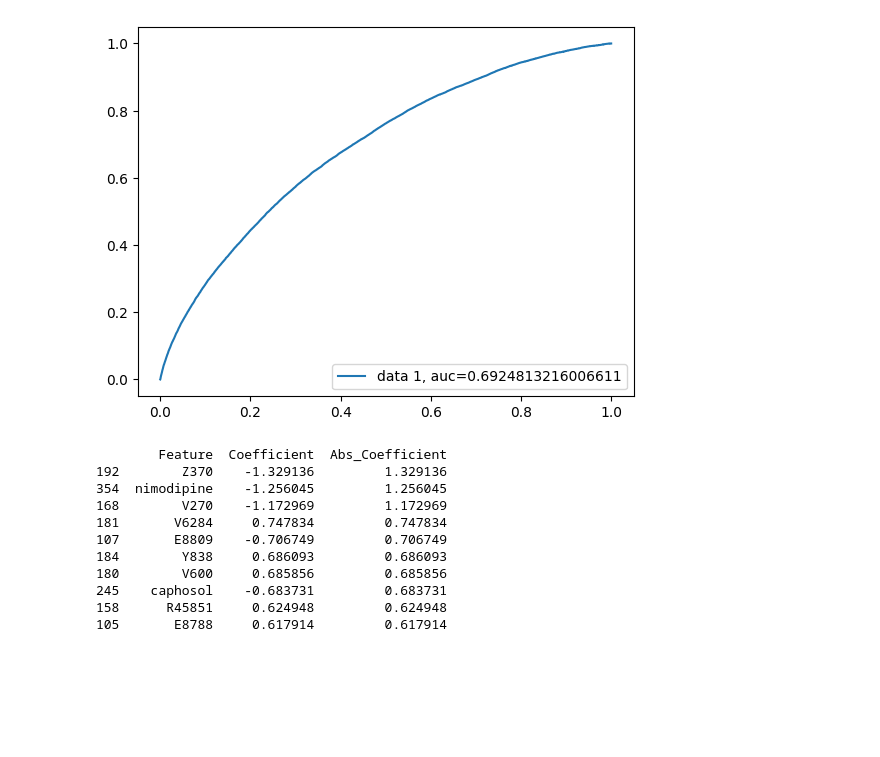
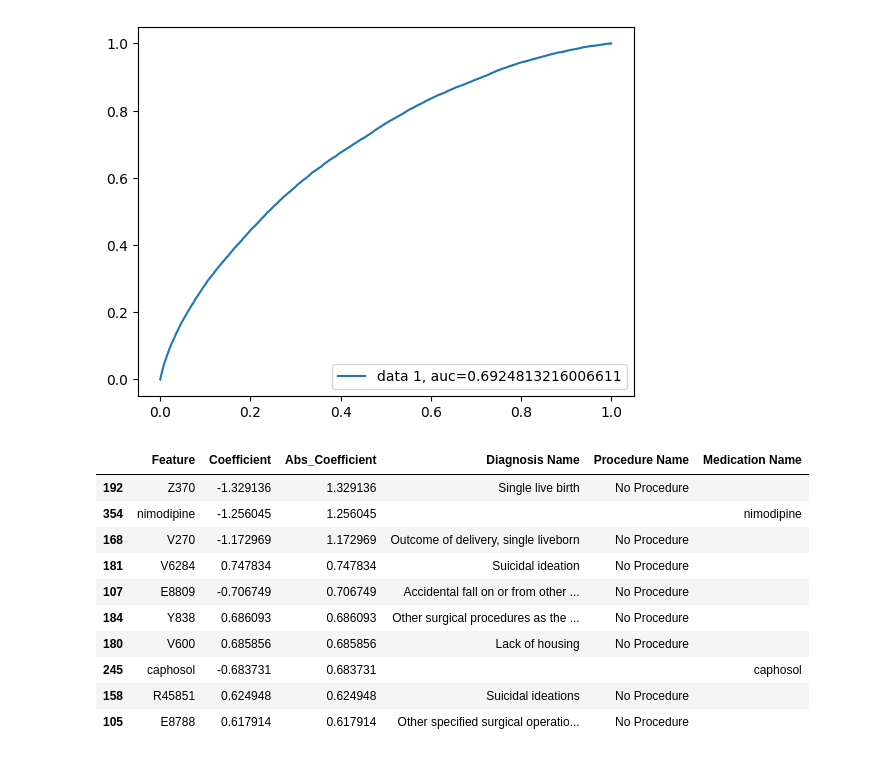
Before and after one commit to saaqib-m/patient-readmission, a Jupyter notebook: Patient-Readmission-LR-Notebook-v2.ipynb, the cells around one changed output. Cells and saved outputs as stored; diff of their text form; code cells hidden in the pictures; blank space fills up the shorter version.

```diff
--- a/Patient-Readmission-LR-Notebook-v2.ipynb
+++ b/Patient-Readmission-LR-Notebook-v2.ipynb
@@ -443,23 +413,47 @@ feature_names = X_train.columns
 coef_df = pd.DataFrame({
     'Feature': feature_names,
     'Coefficient': coef,
-    'Abs_Coefficient': np.abs(coef)
+    'Abs_Coefficient': np.abs(coef),
+    'Diagnosis Name': "",
+    'Procedure Name': "",
+    "Medication Name": ""
 })
-
-# Sort by absolute impact
-coef_df_abs = coef_df.sort_values(by='Abs_Coefficient', ascending=False)
-print(coef_df_abs.head(10))
-# %% [output]
-        Feature  Coefficient  Abs_Coefficient
-192        Z370    -1.329136         1.329136
-354  nimodipine    -1.256045         1.256045
-168        V270    -1.172969         1.172969
-181       V6284     0.747834         0.747834
-107       E8809    -0.706749         0.706749
-184        Y838     0.686093         0.686093
-180        V600     0.685856         0.685856
-245    caphosol    -0.683731         0.683731
-158      R45851     0.624948         0.624948
-105       E8788     0.617914         0.617914
+# %%
+# Prepare lookup tables
+diagnosis_lookup = df_admit_diagnosis.set_index('icd_code_converted')[['icd_diagnosis_name', 'proc_name']]
+diagnosis_lookup = diagnosis_lookup[diagnosis_lookup.index != 'Other Code']
+medication_lookup = df_medi['medication_grouped'].unique()
+
+
+# Loop through each row
+for idx, row in coef_df.iterrows():
+    feature = row['Feature']
+
+    # Lookup ICD code match
+    if feature in diagnosis_lookup.index:
+        diag_row = diagnosis_lookup.loc[feature]
+        diag_row = diag_row.iloc[0]
+        coef_df.at[idx, 'Diagnosis Name'] = diag_row['icd_diagnosis_name']
+        coef_df.at[idx, 'Procedure Name'] = diag_row['proc_name']
+
+    # If it's a medication, keep the name
+    if feature in medication_lookup:
+        coef_df.at[idx, 'Medication Name'] = feature
+# %%
+# Sort by absolute impact
+coef_df_abs = coef_df.sort_values(by='Abs_Coefficient', ascending=False)
+coef_df_abs.head(10)
+# %% [output]
+|  | Feature | Coefficient | Abs_Coefficient | Diagnosis Name | Procedure Name | Medication Name |
+| 192 | Z370 | -1.329136 | 1.329136 | Single live birth | No Procedure |  |
+| 354 | nimodipine | -1.256045 | 1.256045 |  |  | nimodipine |
+| 168 | V270 | -1.172969 | 1.172969 | Outcome of delivery, single liveborn | No Procedure |  |
+| 181 | V6284 | 0.747834 | 0.747834 | Suicidal ideation | No Procedure |  |
+| 107 | E8809 | -0.706749 | 0.706749 | Accidental fall on or from other ... | No Procedure |  |
+| 184 | Y838 | 0.686093 | 0.686093 | Other surgical procedures as the ... | No Procedure |  |
+| 180 | V600 | 0.685856 | 0.685856 | Lack of housing | No Procedure |  |
+| 245 | caphosol | -0.683731 | 0.683731 |  |  | caphosol |
+| 158 | R45851 | 0.624948 | 0.624948 | Suicidal ideations | No Procedure |  |
+| 105 | E8788 | 0.617914 | 0.617914 | Other specified surgical operatio... | No Procedure |  |
 # %%
 coef_df_pstve = coef_df.sort_values(by='Coefficient', ascending=False)
```
Also changed, not shown: parts of 14 cells of this notebook.
